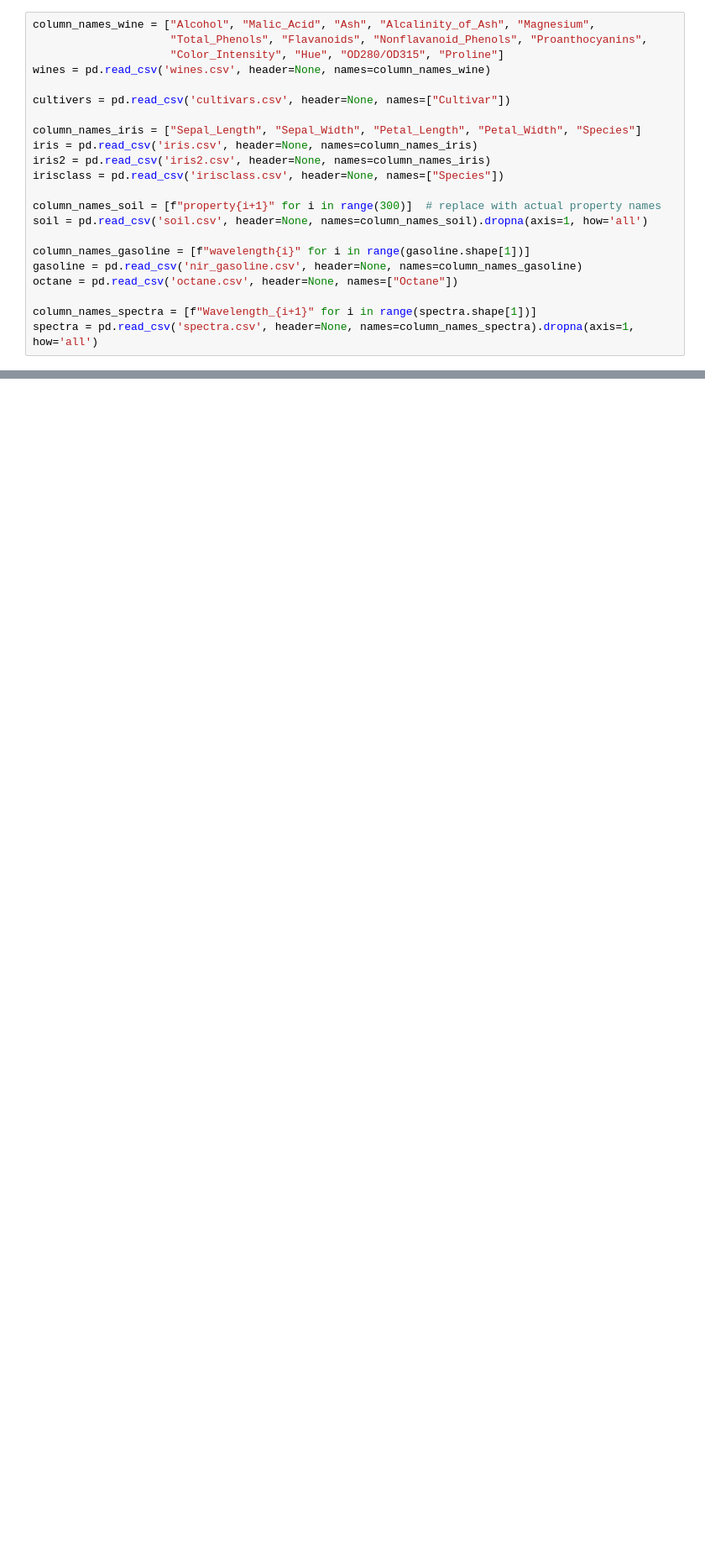
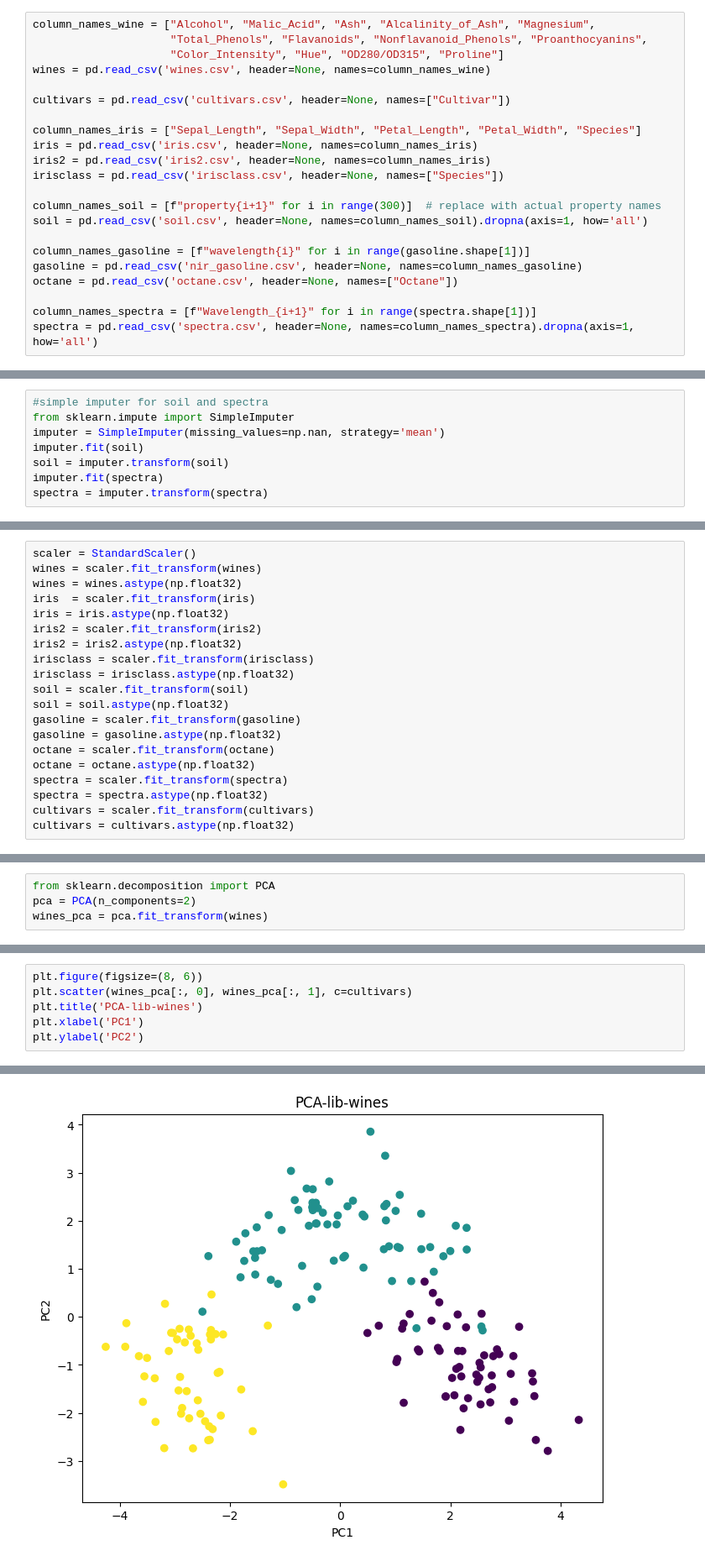
Before and after one commit to JaiVR/nir_chemometrics, a Jupyter notebook: chemometrics.ipynb, the cells around one changed output, grey strips where cells are left out. Shown at 84% size. Cells and saved outputs as stored; diff of their text form; blank space fills up the shorter version.

```diff
--- a/chemometrics.ipynb
+++ b/chemometrics.ipynb
@@ -37,7 +31,7 @@ column_names_wine = ["Alcohol", "Malic_Acid", "Ash", "Alcalinity_of_Ash", "Magne
                      "Color_Intensity", "Hue", "OD280/OD315", "Proline"]
 wines = pd.read_csv('wines.csv', header=None, names=column_names_wine)
 
-cultivers = pd.read_csv('cultivars.csv', header=None, names=["Cultivar"])
+cultivars = pd.read_csv('cultivars.csv', header=None, names=["Cultivar"])
 
 column_names_iris = ["Sepal_Length", "Sepal_Width", "Petal_Length", "Petal_Width", "Species"]
 iris = pd.read_csv('iris.csv', header=None, names=column_names_iris)
@@ -55,0 +267,8 @@ spectra = pd.read_csv('spectra.csv', header=None, names=column_names_spectra).dr
+# %%
+#simple imputer for soil and spectra
+from sklearn.impute import SimpleImputer
+imputer = SimpleImputer(missing_values=np.nan, strategy='mean')
+imputer.fit(soil)
+soil = imputer.transform(soil)
+imputer.fit(spectra)
+spectra = imputer.transform(spectra)
@@ -55,0 +340,20 @@ spectra = pd.read_csv('spectra.csv', header=None, names=column_names_spectra).dr
+# %%
+scaler = StandardScaler()
+wines = scaler.fit_transform(wines)
+wines = wines.astype(np.float32)
+iris  = scaler.fit_transform(iris)
+iris = iris.astype(np.float32)
+iris2 = scaler.fit_transform(iris2)
+iris2 = iris2.astype(np.float32)
+irisclass = scaler.fit_transform(irisclass)
+irisclass = irisclass.astype(np.float32)
+soil = scaler.fit_transform(soil)
+soil = soil.astype(np.float32)
+gasoline = scaler.fit_transform(gasoline)
+gasoline = gasoline.astype(np.float32)
+octane = scaler.fit_transform(octane)
+octane = octane.astype(np.float32)
+spectra = scaler.fit_transform(spectra)
+spectra = spectra.astype(np.float32)
+cultivars = scaler.fit_transform(cultivars)
+cultivars = cultivars.astype(np.float32)
@@ -55,0 +362,4 @@ spectra = pd.read_csv('spectra.csv', header=None, names=column_names_spectra).dr
+# %%
+from sklearn.decomposition import PCA
+pca = PCA(n_components=2)
+wines_pca = pca.fit_transform(wines)
@@ -55,0 +381,7 @@ spectra = pd.read_csv('spectra.csv', header=None, names=column_names_spectra).dr
+# %%
+plt.figure(figsize=(8, 6))
+plt.scatter(wines_pca[:, 0], wines_pca[:, 1], c=cultivars)
+plt.title('PCA-lib-wines')
+plt.xlabel('PC1')
+plt.ylabel('PC2')
+# %% [output]
@@ -55,0 +389 @@ spectra = pd.read_csv('spectra.csv', header=None, names=column_names_spectra).dr
+[figure, added]
```
Also changed, not shown: parts of 39 cells of this notebook.
